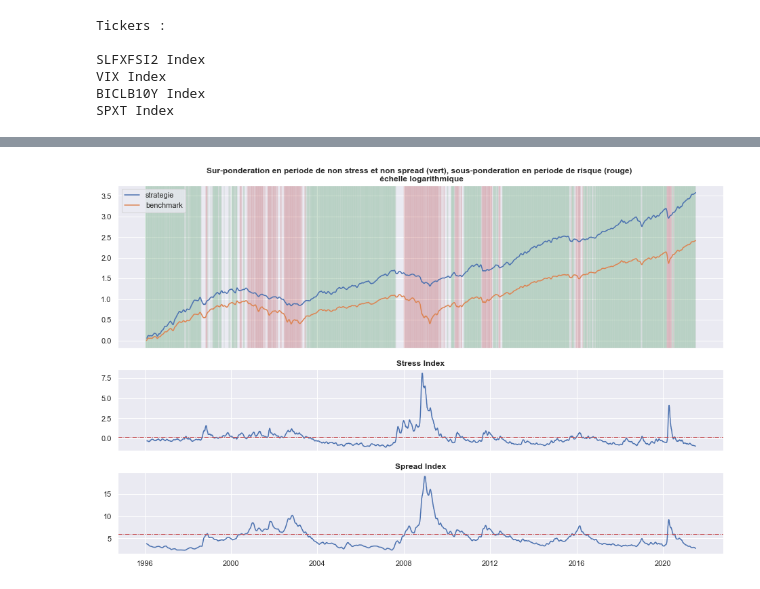
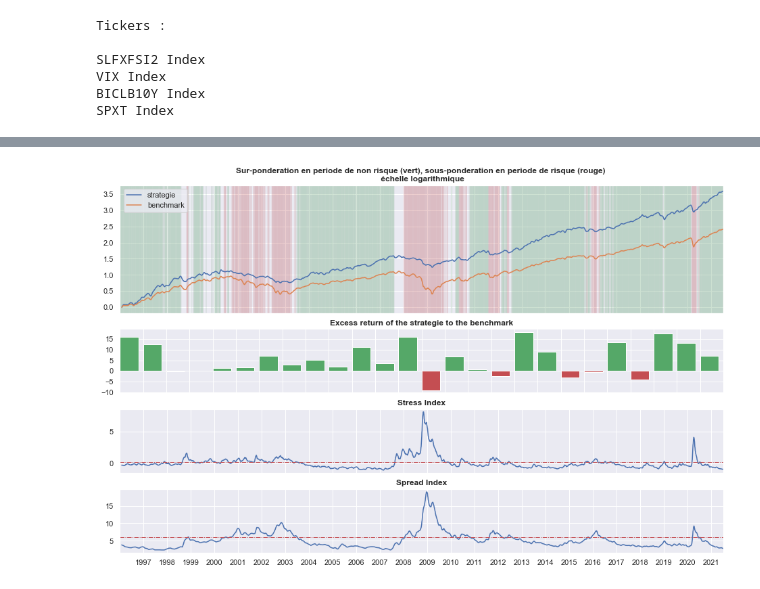
Before and after one commit to lacoupe/BCVS, a Jupyter notebook: SW/risque.ipynb, the cells around one changed output, grey strips where cells are left out. Saved outputs shown, nothing was run; the diff lists cells and outputs as text; code cells hidden in the pictures.

```diff
--- a/SW/risque.ipynb
+++ b/SW/risque.ipynb
@@ -274,17 +340,25 @@ for idx in df_risque.index:
     if (df_risque.at[idx, 'stress'] > 0.2) & (df_risque.at[idx, 'spread'] < 6):
         df_risque.at[idx, 'signal'] = -0.5
 # %%
-fig, ax = plt.subplots(figsize=(12,6))
+fig, ax = plt.subplots(figsize=(16, 2))
+locator = dates.YearLocator(base=1, day=1, month=1)
+formatter = dates.ConciseDateFormatter(locator)
 
-for idx in df_risque.index:
+for idx in tqdm(df_risque.index):
+    if (df_risque.signal.loc[idx] == -1):
+        ax.axvline(x=idx, lw=0.4, alpha=0.1, zorder=1, c='g', label='No Stress and Low Spread')
     if (df_risque.signal.loc[idx] == 1):
-        ax.axvline(x=idx, lw=0.4, alpha=0.1, zorder=1, c='g', label='No Stress and Low Spread')
-    if (df_risque.signal.loc[idx] == -1):
         ax.axvline(x=idx, lw=0.4, alpha=0.1, zorder=1, c='r', label='Stress and High Spread')
     if (df_risque.signal.loc[idx] == -0.5):
         ax.axvline(x=idx, lw=1, alpha=0.1, zorder=1, c='y', label='Stress but Low Spread')
     if (df_risque.signal.loc[idx] == 0.5):
         ax.axvline(x=idx, lw=1, alpha=0.1, zorder=1, c='b', label='No Stress but High Spread')
 
+
+ax.xaxis.set_major_locator(locator)
+ax.xaxis.set_major_formatter(formatter)
+ax.set_xlim(df_risque.index[0], df_risque.index[-1])
+ax.get_yaxis().set_visible(False)
+plt.title('Different period of risque \n Yellow when there is Stress but Low Spread ; Blue when there is No Stress but High Spread', fontweight='bold')
 plt.show()
 # %% [output]
@@ -292,37 +366,78 @@ plt.show()
 # %%
 # 50% du return de l'indice quand risque > 6, 150% quand risque < 4, et 100% sinon
-df_risque['weight'] = df_risque.signal.replace({0: 1, 0.5: 1, -0.5: 1, -1: 0.5, 1: 1.5})
+df_risque['weight'] = df_risque.signal.replace({0.5: 1, -0.5: 1, 1: 0.5, -1: 1.5})
 
-df_risque['strategie'] = df_risque.weight * data.SP500.pct_change()
+df_risque['t_cost'] = (df_risque.signal.diff().fillna(0) != 0).astype(int).shift(1) * tax
+df_risque['strategie'] = df_risque.weight * data.SP500.pct_change().shift(1) - df_risque.t_cost
+df_risque['perf'] = (df_risque.strategie + 1).cumprod()
 
-### plot
-fig, axs = plt.subplots(3, 1, figsize=(16,10), gridspec_kw={'height_ratios': [2, 1, 1]}, sharex=True)
 
-sns.lineplot(ax=axs[0], data=np.log((1 + df_risque.strategie).cumprod().rolling(20).mean()), label='strategie')
+perf_bench = (1 + data.SP500.pct_change()).cumprod()
+perf_pred = df_risque.perf
+
+year_group_bench = perf_bench.resample('Y')
+year_group_pred = perf_pred.resample('Y')
+
+# Annual Alpha %
+annual_returns_bench = (year_group_bench.last() - year_group_bench.first()) / year_group_bench.first()
+annual_returns_pred = (year_group_pred.last() - year_group_pred.first()) / year_group_pred.first()
+annual_diff = (annual_returns_pred - annual_returns_bench) * 100
+annual_diff = annual_diff.reindex(df_risque.index, method='bfill')
+df_annual_diff = pd.DataFrame(index=annual_diff.index, columns=['year', 'alpha'])
+df_annual_diff['year'] = df_annual_diff.index.year
+df_annual_diff['year'] = df_annual_diff.year.apply(str)
+df_annual_diff['alpha'] = annual_diff.values
+df_annual_diff['sign'] = np.sign(df_annual_diff.alpha)
+
+# Plot
+locator = dates.YearLocator(base=1, day=1, month=1)
+formatter = dates.ConciseDateFormatter(locator)
+
+fig, axs = plt.subplots(4, 1, figsize=(16,10), gridspec_kw={'height_ratios': [2, 1, 1, 1]}, sharex=False)
+
+sns.lineplot(ax=axs[0], data=np.log(df_risque.perf.rolling(20).mean()), label='strategie')
 sns.lineplot(ax=axs[0], data=np.log((1 + data.SP500.pct_change()).cumprod().rolling(20).mean()), label='benchmark')
-for idx in df_risque.index:
+for idx in tqdm(df_risque.index):
     iloc = df_risque.index.get_loc(idx)
-    if (df_risque.signal.loc[idx] == -1):
+    if (df_risque.signal.loc[idx] == 1):
         axs[0].axvline(x=idx, lw=0.4, alpha=0.1, zorder=1, c='r')
-    if (df_risque.signal.loc[idx] == 1):
+    elif (df_risque.signal.loc[idx] == -1):
         axs[0].axvline(x=idx, lw=0.4, alpha=0.1, zorder=1, c='g')
-axs[0].set_title('Sur-ponderation en periode de non stress et non spread (vert), sous-ponderation en periode de risque (rouge) \n échelle logarithmique', fontsize=12, fontweight='bold')
+
+axs[0].set_title('Sur-ponderation en periode de non risque (vert), sous-ponderation en periode de risque (rouge) \n échelle logarithmique', fontsize=12, fontweight='bold')
 axs[0].set_xlabel(None)
 axs[0].set_ylabel(None)
+axs[0].set_xlim(df_risque.index[0], df_risque.index[-1])
+axs[0].xaxis.set_major_locator(locator)
+axs[0].get_xaxis().set_ticklabels([])
 axs[0].legend(loc='upper left')
 
-sns.lineplot(ax=axs[1], data=df_risque.stress.rolling(20).mean())
-axs[1].axhline(y=0.2, linestyle='-.', c='r', lw=1)
-axs[1].set_title('Stress Index', fontsize=12, fontweight='bold')
-axs[1].set_xlabel(None)
-axs[1].set_ylabel(None)
+axs[1].bar(x=df_annual_diff.year, height=df_annual_diff.alpha,
+           color=df_annual_diff.sign.replace({-1:'r', 1:'g'}), align='edge')
+axs[1].locator_params(nbins=8, axis='y')
+axs[1].set_xlim(0.0, 26)
+axs[1].get_xaxis().set_ticklabels([])
+axs[1].set_title('Excess return of the strategie to the benchmark', fontweight='bold', fontsize=12)
 
-sns.lineplot(ax=axs[2], data=df_risque.spread.rolling(20).mean())
-axs[2].axhline(y=6, linestyle='-.', c='r', lw=1)
-axs[2].set_title('Spread Index', fontsize=12, fontweight='bold')
+sns.lineplot(ax=axs[2], data=df_risque.stress.rolling(20).mean())
+axs[2].axhline(y=0.2, linestyle='-.', c='r', lw=1)
+axs[2].set_title('Stress Index', fontsize=12, fontweight='bold')
+axs[2].set_xlim(df_risque.index[0], df_risque.index[-1])
 axs[2].set_xlabel(None)
 axs[2].set_ylabel(None)
+axs[2].xaxis.set_major_locator(locator)
+axs[2].get_xaxis().set_ticklabels([])
+#axs[2].xaxis.set_major_formatter(formatter)
+
+sns.lineplot(ax=axs[3], data=df_risque.spread.rolling(20).mean())
+axs[3].axhline(y=6, linestyle='-.', c='r', lw=1)
+axs[3].set_title('Spread Index', fontsize=12, fontweight='bold')
+axs[3].set_xlim(df_risque.index[0], df_risque.index[-1])
+axs[3].set_xlabel(None)
+axs[3].set_ylabel(None)
+axs[3].xaxis.set_major_locator(locator)
+axs[3].xaxis.set_major_formatter(formatter)
 
 plt.show()
 # %% [output]
-[figure, old version]
+[figure, new version]
```
Also changed, not shown: parts of 11 cells of this notebook.
